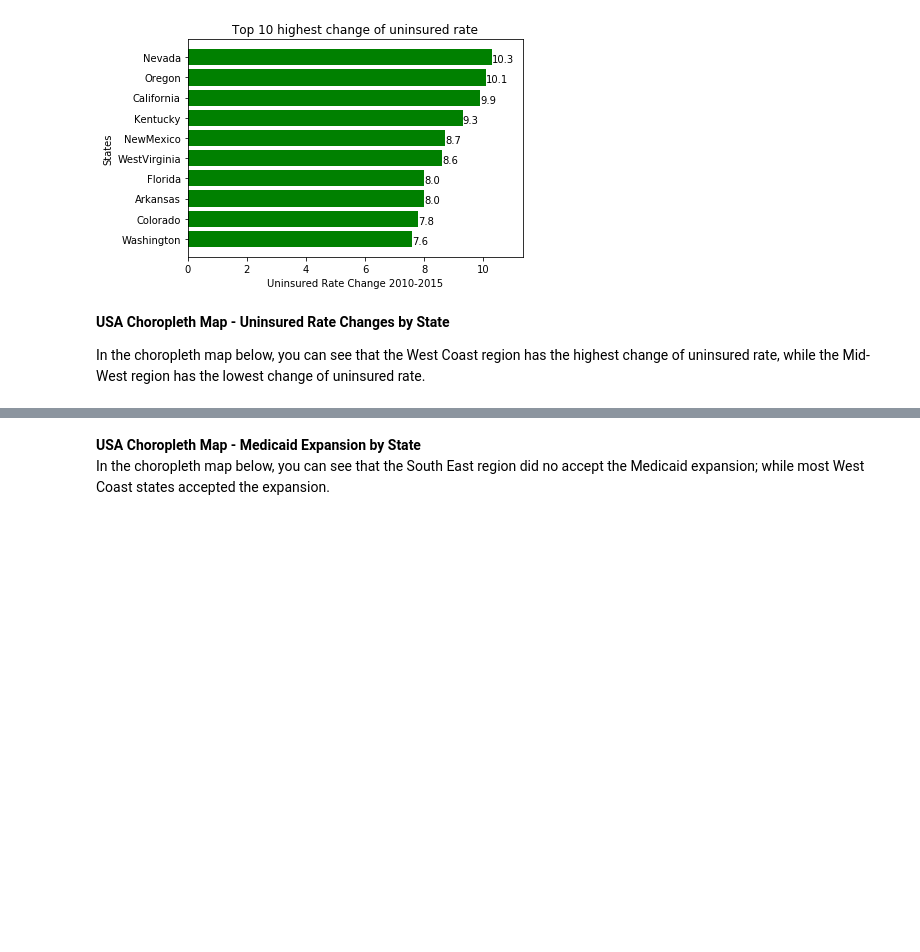
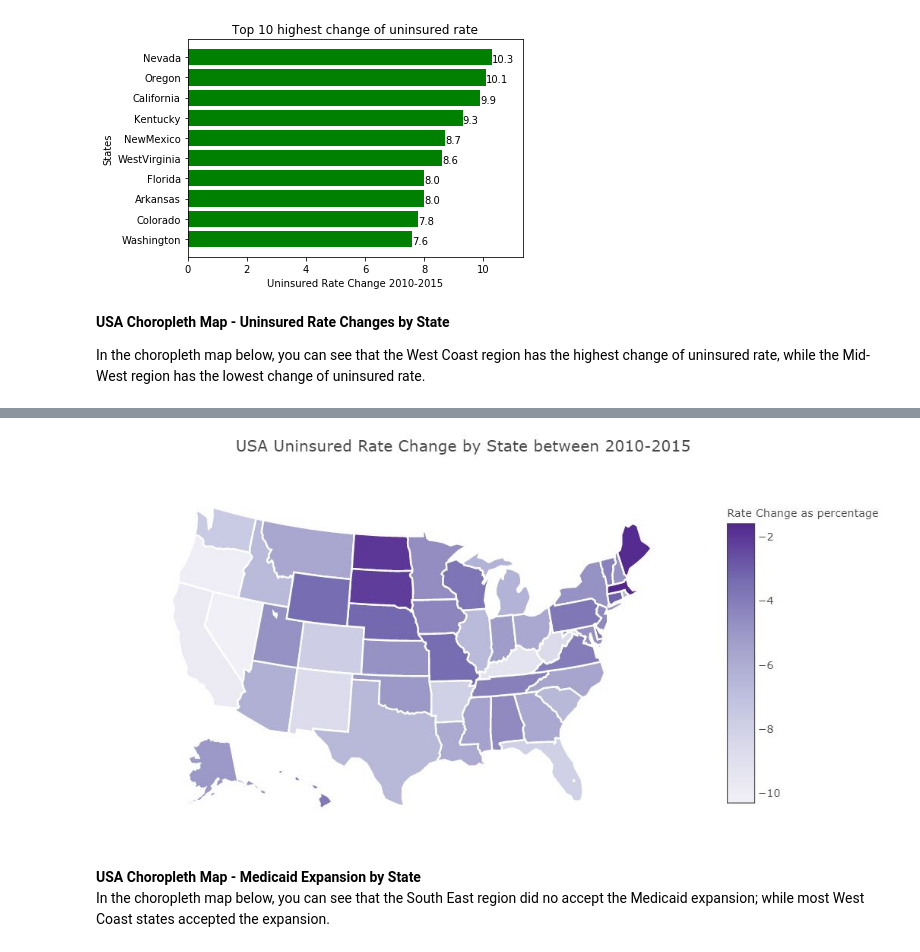
Before and after one commit to maayan3007/DAV-5400, a Jupyter notebook: Final Dav5400-MaayanDean/MRavivDpienica_Final Project Chapter 3 .ipynb, the cells around one changed output, grey strips where cells are left out. Cells and saved outputs as stored; diff of their text form; code cells hidden in the pictures; blank space fills up the shorter version.

```diff
--- a/Final Dav5400-MaayanDean/MRavivDpienica_Final Project Chapter 3 .ipynb
+++ b/Final Dav5400-MaayanDean/MRavivDpienica_Final Project Chapter 3 .ipynb
@@ -596,6 +598,12 @@ fig = go.Figure(data = data, layout = layout)
 plotly.offline.iplot(fig)
 # %% [output]
 [interactive output not drawn]
+# %%
+# USA Uninsured Rate Change by State between 2010-2015
+from IPython.display import Image
+Image("./USA Uninsured Rate Change by State between 2010-2015.JPG")
+# %% [output]
+[figure, added]
 # %% [markdown]
 __USA Choropleth Map - Medicaid Expansion by State__
 <br>
```
Also changed, not shown: parts of 2 cells of this notebook.
